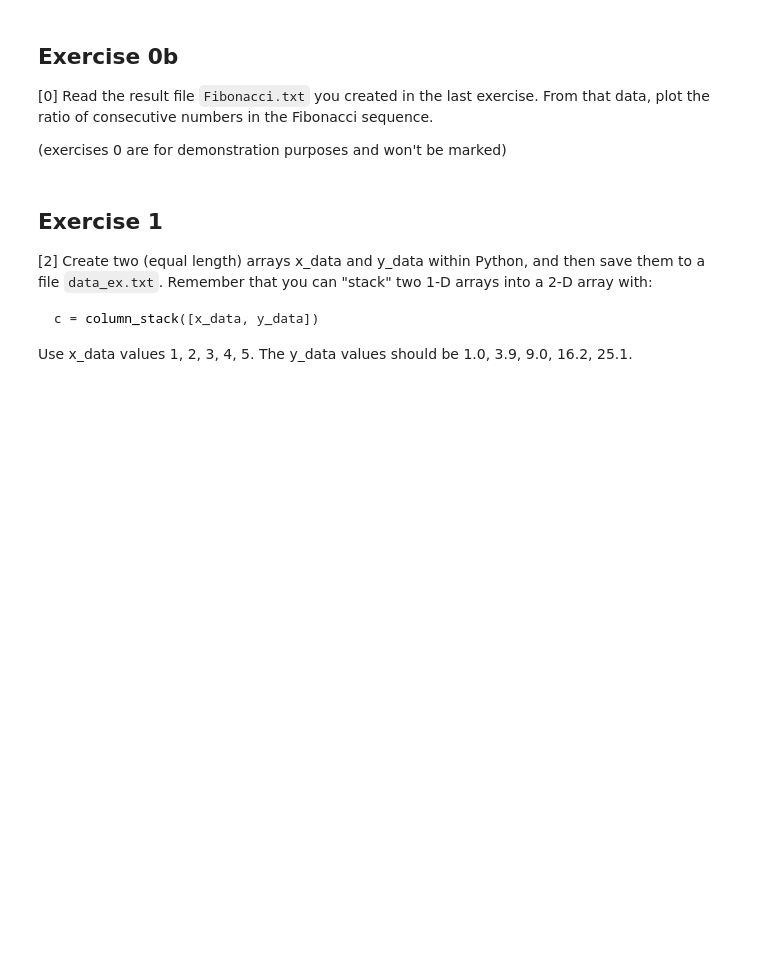
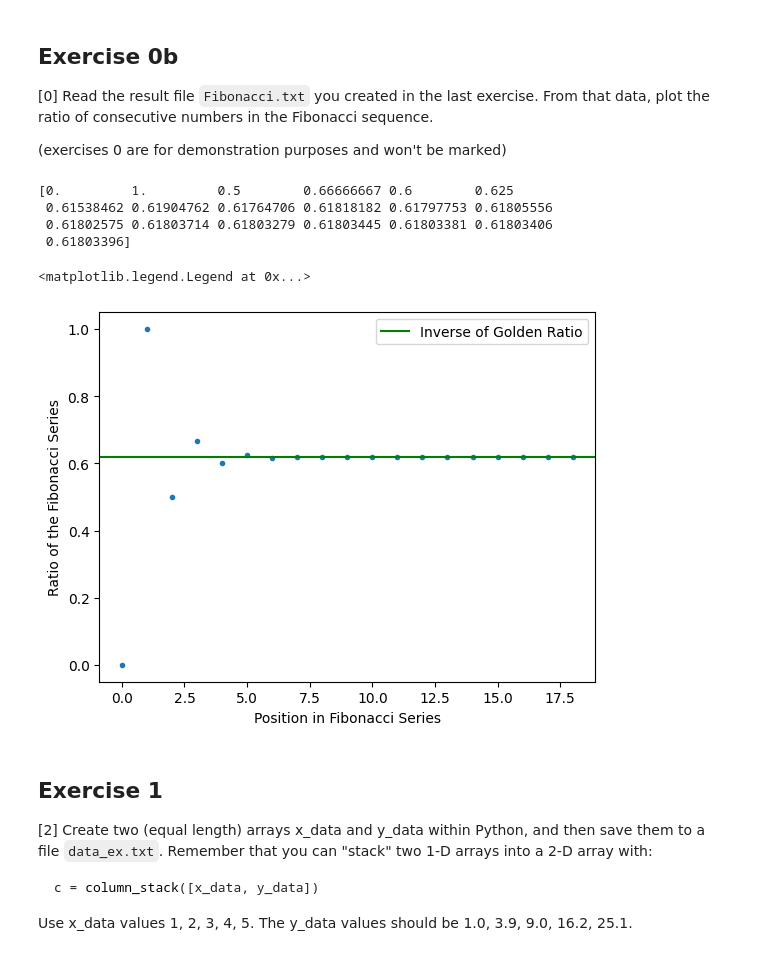
Before and after one commit to PX2145-2025/week-1-b-Morgan-Howard-Reuben, a Jupyter notebook: Revisions.ipynb, the cells around one changed output. Saved outputs shown, nothing was run; the diff lists cells and outputs as text; code cells hidden in the pictures; blank space fills up the shorter version.

```diff
--- a/Revisions.ipynb
+++ b/Revisions.ipynb
@@ -348,6 +348,31 @@ savetxt('Fibonacci.txt', F, fmt='%i')
 [0] Read the result file `Fibonacci.txt` you created in the last exercise. From that data, plot the ratio of consecutive numbers in the Fibonacci sequence.
 
 (exercises 0 are for demonstration purposes and won't be marked)
+# %%
+from numpy import array
+from numpy import sqrt
+from matplotlib.pyplot import axhline
+from matplotlib.pyplot import legend
+
+f = loadtxt('Fibonacci.txt')
+f_ratio = [0]*19
+for i in range(19):
+  f_ratio[i] = f[i]/f[i+1]
+
+print(array(f_ratio))
+
+plot(f_ratio, '.')
+xlabel('Position in Fibonacci Series')
+ylabel('Ratio of the Fibonacci Series')
+axhline(2/(1+sqrt(5)), color='green', label='Inverse of Golden Ratio')
+legend()
+# %% [output]
+[0.         1.         0.5        0.66666667 0.6        0.625
+ 0.61538462 0.61904762 0.61764706 0.61818182 0.61797753 0.61805556
+ 0.61802575 0.61803714 0.61803279 0.61803445 0.61803381 0.61803406
+ 0.61803396]
+<matplotlib.legend.Legend at 0x...>
+[figure, added]
 # %% [markdown]
 ## Exercise 1
 [2] Create two (equal length) arrays x_data and y_data within Python, and then save them to a file `data_ex.txt`. Remember that you can "stack" two 1-D arrays into a 2-D array with:
```
Also changed, not shown: parts of 1 cell of this notebook.
